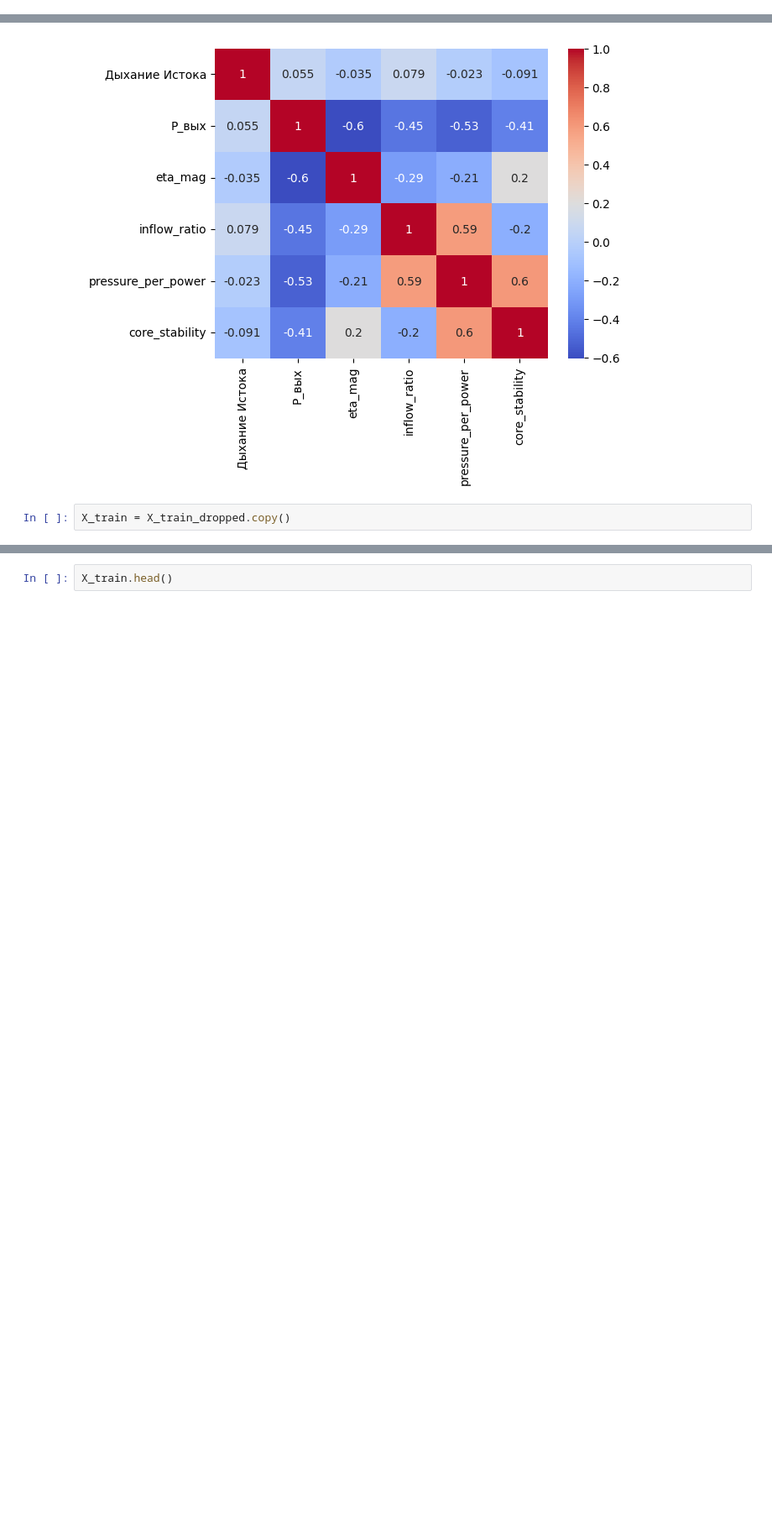
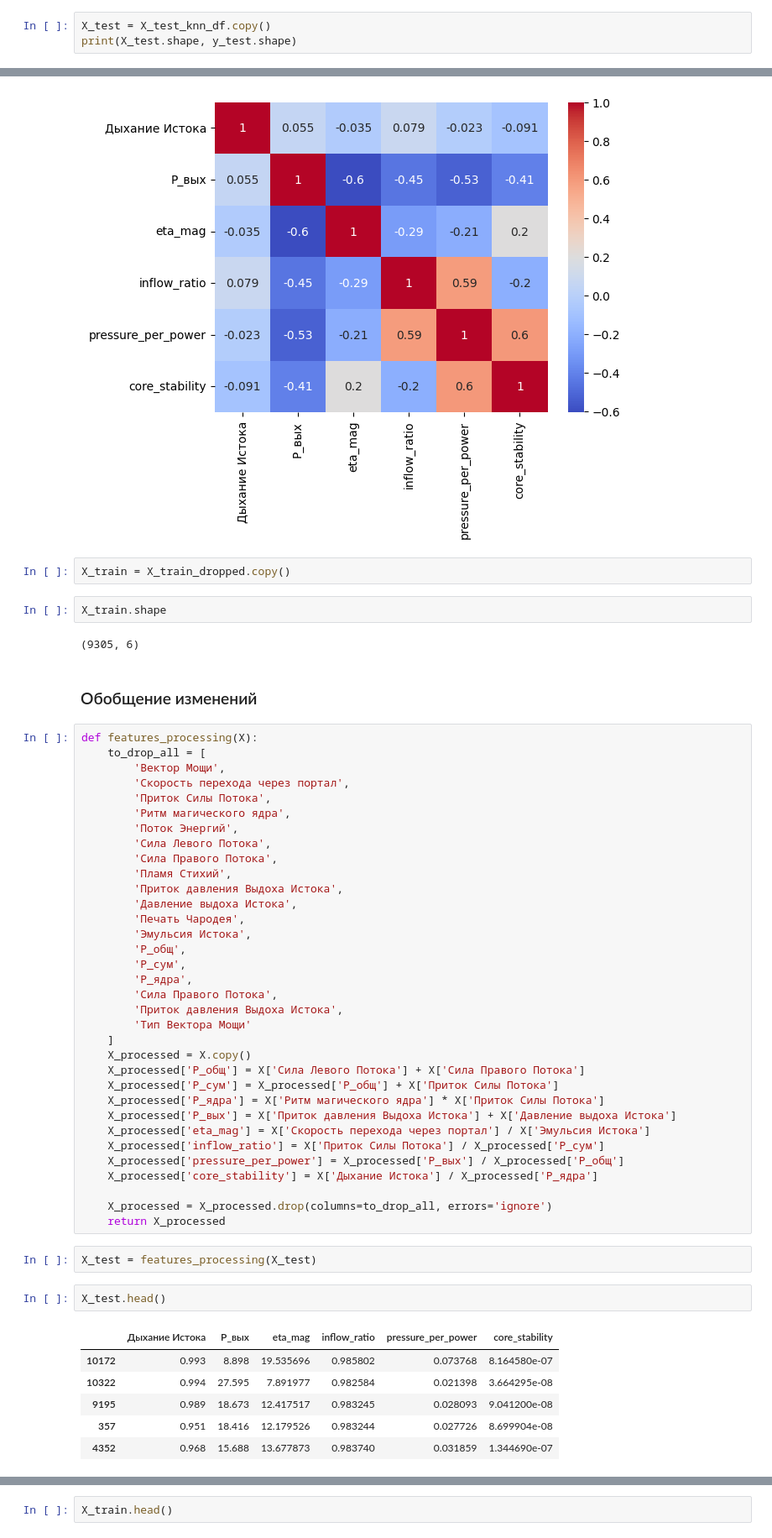
Before and after one commit to smnk-1/data-practicum, a Jupyter notebook: data_preprocessing.ipynb, the cells around one changed output, grey strips where cells are left out. Shown at 84% size. Cells and saved outputs as stored; diff of their text form; blank space fills up the shorter version.

```diff
--- a/data_preprocessing.ipynb
+++ b/data_preprocessing.ipynb
@@ -724,0 +726,3 @@ X_train.shape
+# %%
+X_test = X_test_knn_df.copy()
+print(X_test.shape, y_test.shape)
@@ -816,3 +822,54 @@ sns.heatmap(X_train_dropped.corr(), annot=True, cmap='coolwarm')
 [figure]
 # %%
 X_train = X_train_dropped.copy()
+# %%
+X_train.shape
+# %% [output]
+(9305, 6)
+# %% [markdown]
+### Обобщение изменений
+# %%
+def features_processing(X):
+    to_drop_all = [
+        'Вектор Мощи',
+        'Скорость перехода через портал',
+        'Приток Силы Потока',
+        'Ритм магического ядра',
+        'Поток Энергий',
+        'Сила Левого Потока',
+        'Сила Правого Потока',
+        'Пламя Стихий',
+        'Приток давления Выдоха Истока',
+        'Давление выдоха Истока',
+        'Печать Чародея',
+        'Эмульсия Истока',
+        'P_общ',
+        'P_сум',
+        'P_ядра',
+        'Сила Правого Потока',
+        'Приток давления Выдоха Истока',
+        'Тип Вектора Мощи'
+    ]
+    X_processed = X.copy()
+    X_processed['P_общ'] = X['Сила Левого Потока'] + X['Сила Правого Потока']
+    X_processed['P_сум'] = X_processed['P_общ'] + X['Приток Силы Потока']
+    X_processed['P_ядра'] = X['Ритм магического ядра'] * X['Приток Силы Потока']
+    X_processed['P_вых'] = X['Приток давления Выдоха Истока'] + X['Давление выдоха Истока']
+    X_processed['eta_mag'] = X['Скорость перехода через портал'] / X['Эмульсия Истока']
+    X_processed['inflow_ratio'] = X['Приток Силы Потока'] / X_processed['P_сум']
+    X_processed['pressure_per_power'] = X_processed['P_вых'] / X_processed['P_общ']
+    X_processed['core_stability'] = X['Дыхание Истока'] / X_processed['P_ядра']
+
+    X_processed = X_processed.drop(columns=to_drop_all, errors='ignore')
+    return X_processed
+# %%
+X_test = features_processing(X_test)
+# %%
+X_test.head()
+# %% [output]
+|  | Дыхание Истока | P_вых | eta_mag | inflow_ratio | pressure_per_power | core_stability |
+| 10172 | 0.993 | 8.898 | 19.535696 | 0.985802 | 0.073768 | 8.164580e-07 |
+| 10322 | 0.994 | 27.595 | 7.891977 | 0.982584 | 0.021398 | 3.664295e-08 |
+| 9195 | 0.989 | 18.673 | 12.417517 | 0.983245 | 0.028093 | 9.041200e-08 |
+| 357 | 0.951 | 18.416 | 12.179526 | 0.983244 | 0.027726 | 8.699904e-08 |
+| 4352 | 0.968 | 15.688 | 13.677873 | 0.983740 | 0.031859 | 1.344690e-07 |
```
Also changed, not shown: parts of 27 cells of this notebook.
